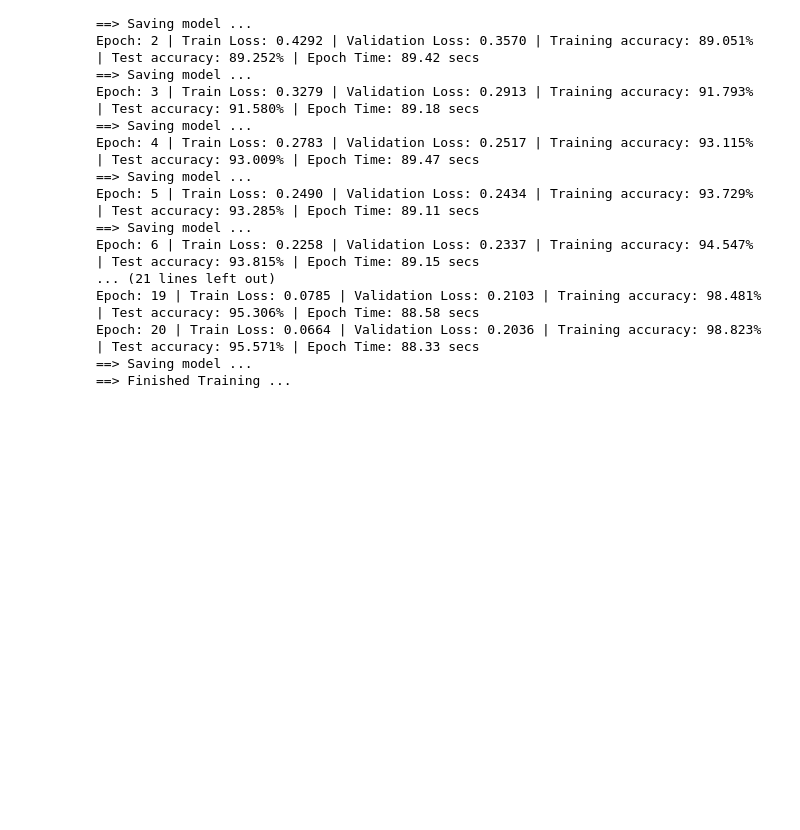
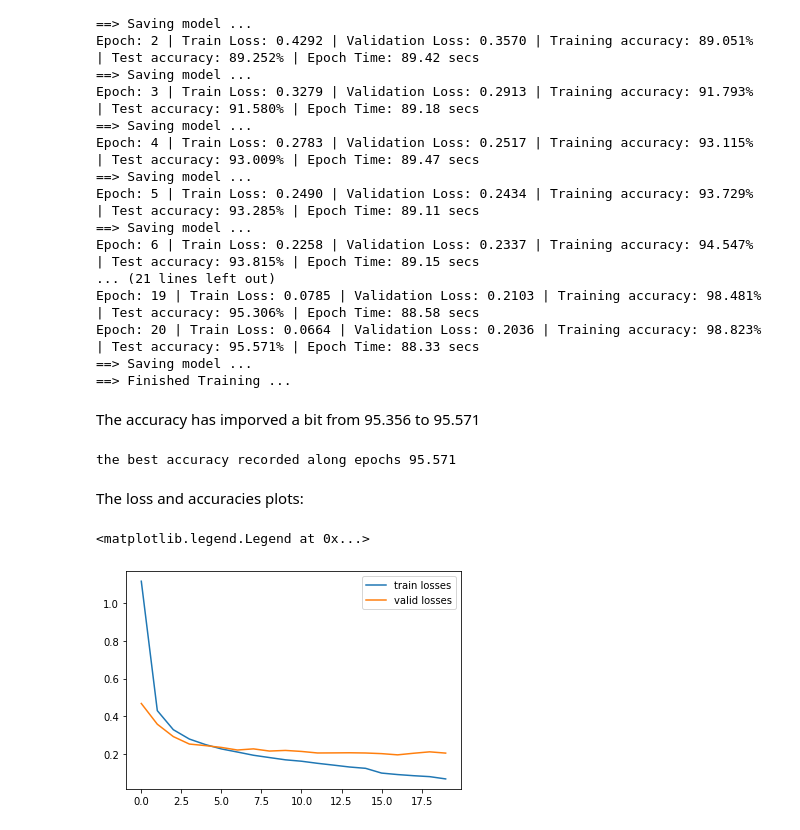
Before and after one commit to ynahum/dl_hw, a Jupyter notebook: hw2/ee046211_hw2_034462796_204034953.ipynb, the cells around one changed output. Drawn from its saved outputs; the diff is of its cells as text; code cells hidden in the pictures; blank space fills up the shorter version.

```diff
--- a/hw2/ee046211_hw2_034462796_204034953.ipynb
+++ b/hw2/ee046211_hw2_034462796_204034953.ipynb
@@ -1522,3 +1524,18 @@ Epoch: 19 | Train Loss: 0.0785 | Validation Loss: 0.2103 | Training accuracy: 98
 Epoch: 20 | Train Loss: 0.0664 | Validation Loss: 0.2036 | Training accuracy: 98.823% | Test accuracy: 95.571% | Epoch Time: 88.33 secs
 ==> Saving model ...
 ==> Finished Training ...
+# %% [markdown]
+The accuracy has imporved a bit from 95.356 to 95.571
+# %%
+print(f"the best accuracy recorded along epochs {best_accuracy:.3f}")
+# %% [output]
+the best accuracy recorded along epochs 95.571
+# %% [markdown]
+The loss and accuracies plots:
+# %%
+plt.plot(train_losses, label='train losses')
+plt.plot(valid_losses, label='valid losses')
+plt.legend()
+# %% [output]
+<matplotlib.legend.Legend at 0x...>
+[figure, added]
```
Also changed, not shown: parts of 5 cells of this notebook.
